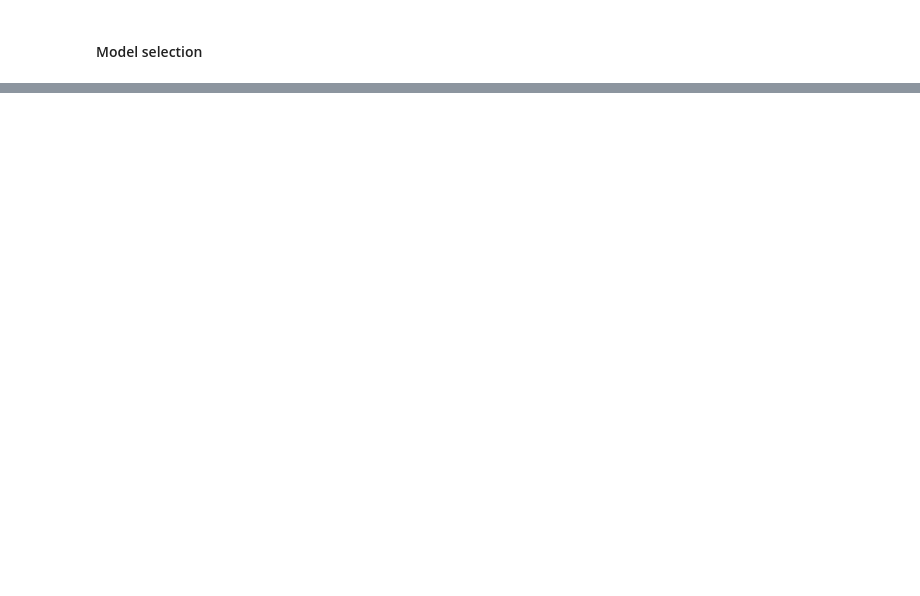
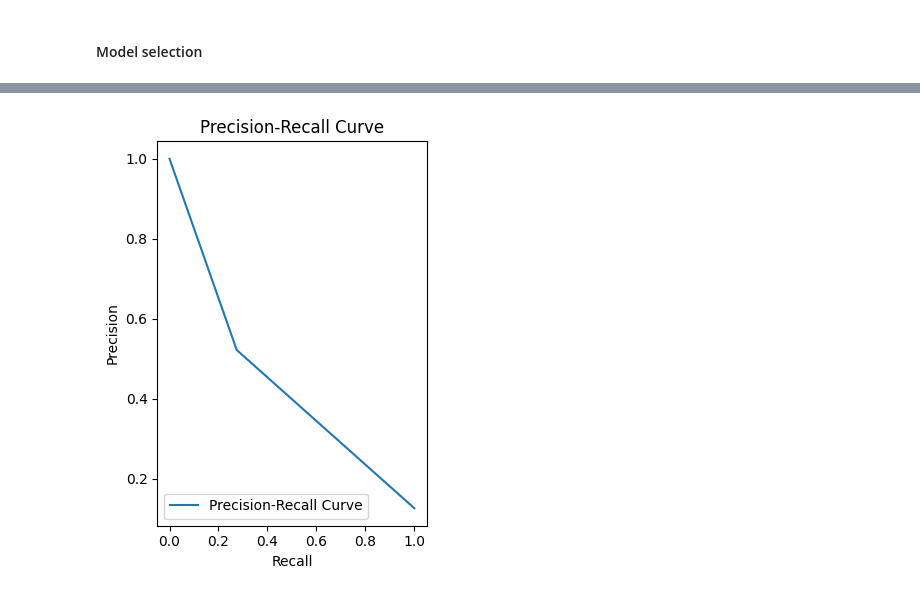
Before and after one commit to naty88/customer_subscriptions_prediction, a Jupyter notebook: notebooks/preprocessing_training.ipynb, the cells around one changed output, grey strips where cells are left out. Cells and saved outputs as stored; diff of their text form; code cells hidden in the pictures; blank space fills up the shorter version.

```diff
--- a/notebooks/preprocessing_training.ipynb
+++ b/notebooks/preprocessing_training.ipynb
@@ -256,0 +459,12 @@ f1 --- CV F1 Score: 0.2912135356630408
+# %%
+# Plot Precision-Recall curve
+plt.subplot(1, 2, 2)
+plt.plot(recall, precision, label='Precision-Recall Curve')
+plt.xlabel('Recall')
+plt.ylabel('Precision')
+plt.title('Precision-Recall Curve')
+plt.legend(loc='lower left')
+plt.tight_layout()
+plt.show()
+# %% [output]
+[figure, added]
```
Also changed, not shown: parts of 39 cells of this notebook, 1 other file.
